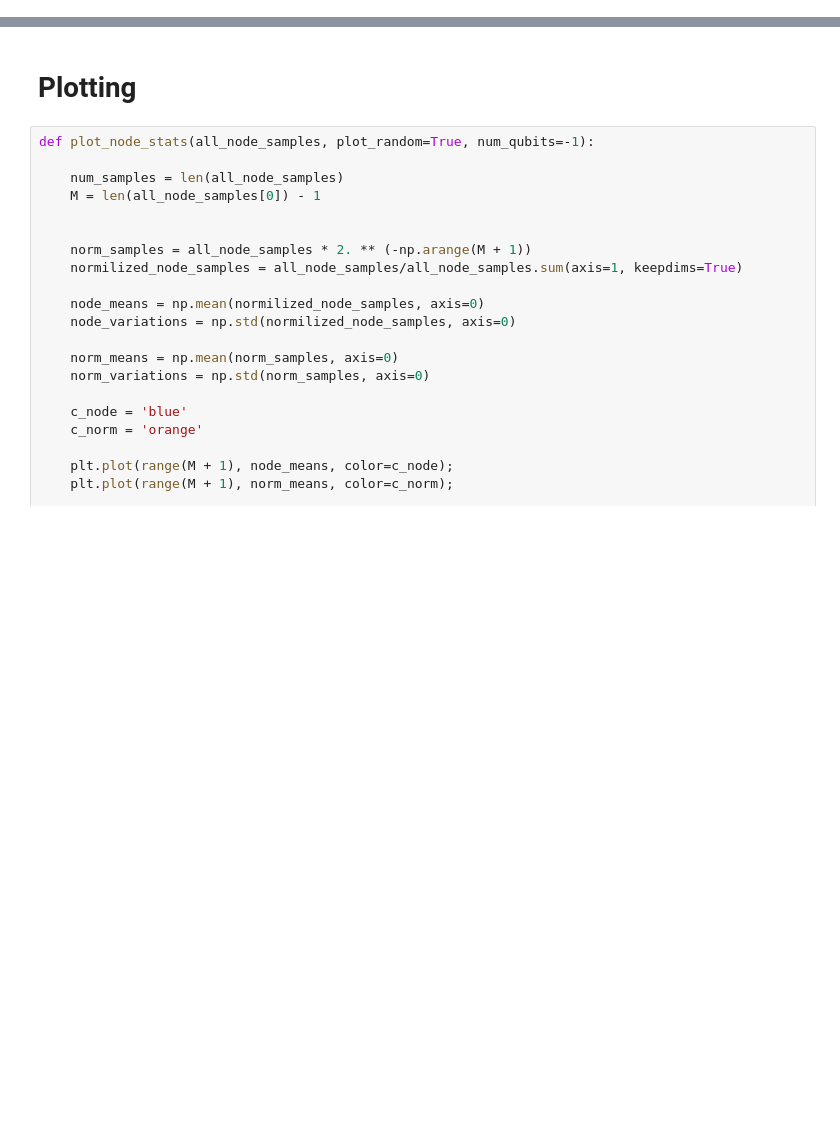
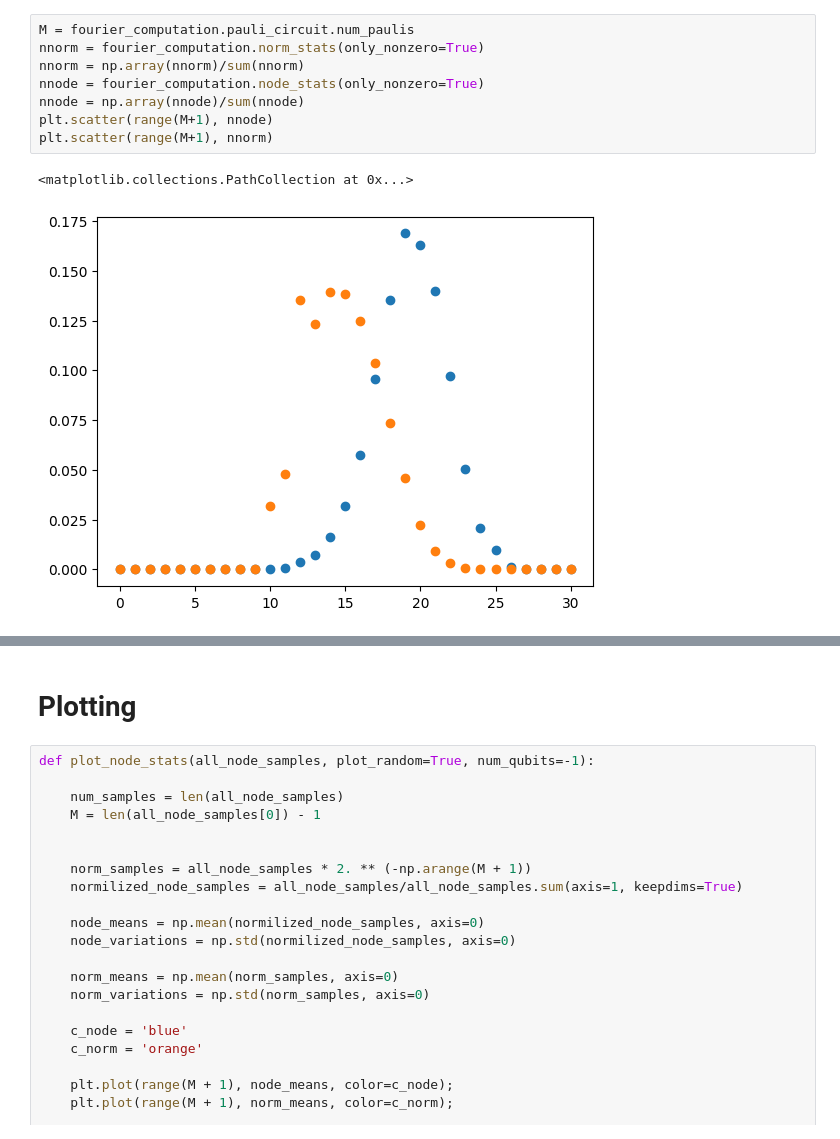
Before and after one commit to idnm/FourierVQA, a Jupyter notebook: experiments.ipynb, the cells around one changed output, grey strips where cells are left out. Cells and saved outputs as stored; diff of their text form; blank space fills up the shorter version.

```diff
--- a/experiments.ipynb
+++ b/experiments.ipynb
@@ -16,0 +200,11 @@ import networkx as nx
+# %%
+M = fourier_computation.pauli_circuit.num_paulis
+nnorm = fourier_computation.norm_stats(only_nonzero=True)
+nnorm = np.array(nnorm)/sum(nnorm)
+nnode = fourier_computation.node_stats(only_nonzero=True)
+nnode = np.array(nnode)/sum(nnode)
+plt.scatter(range(M+1), nnode)
+plt.scatter(range(M+1), nnorm)
+# %% [output]
+<matplotlib.collections.PathCollection at 0x...>
+[figure, added]
```
Also changed, not shown: parts of 22 cells of this notebook, 3 other files.
